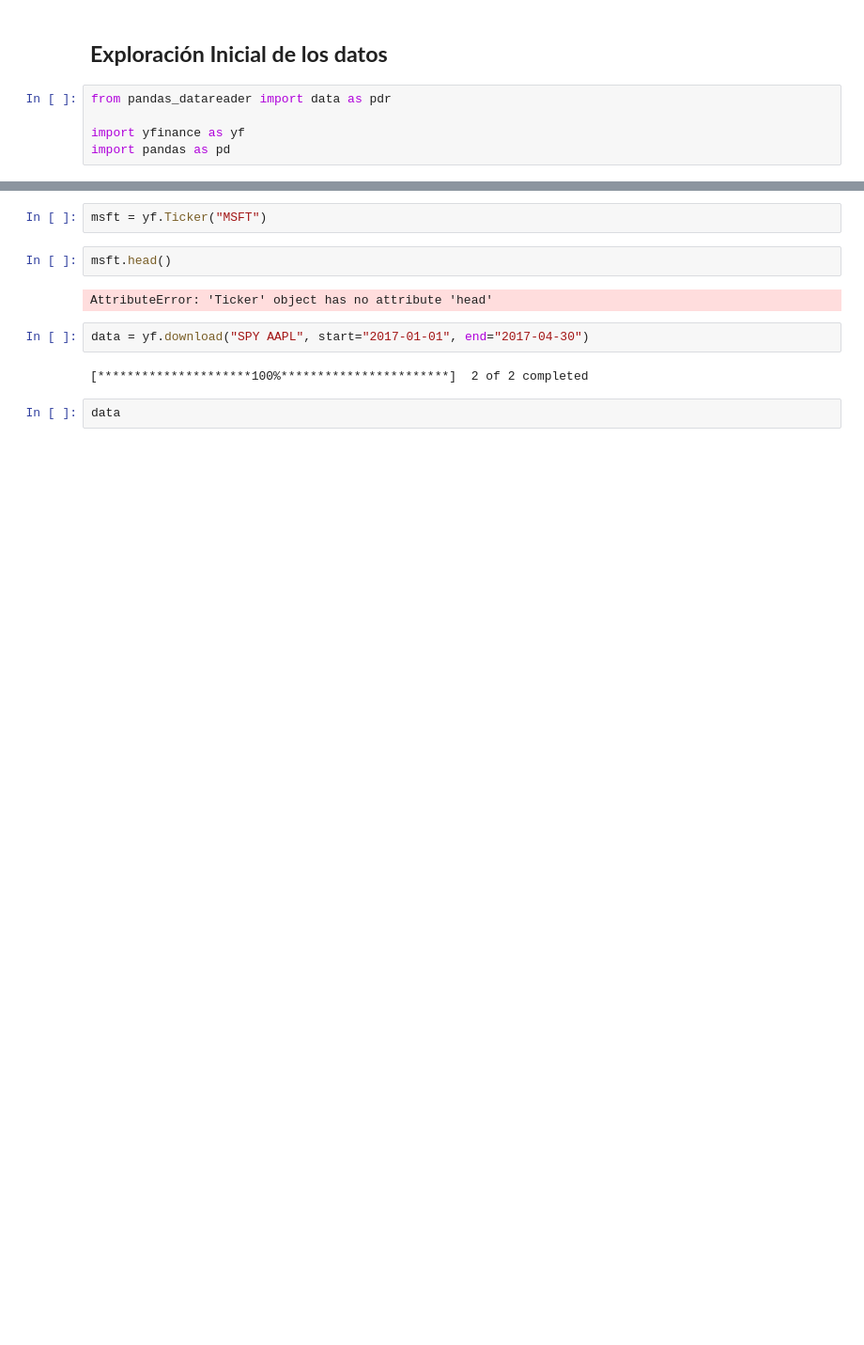
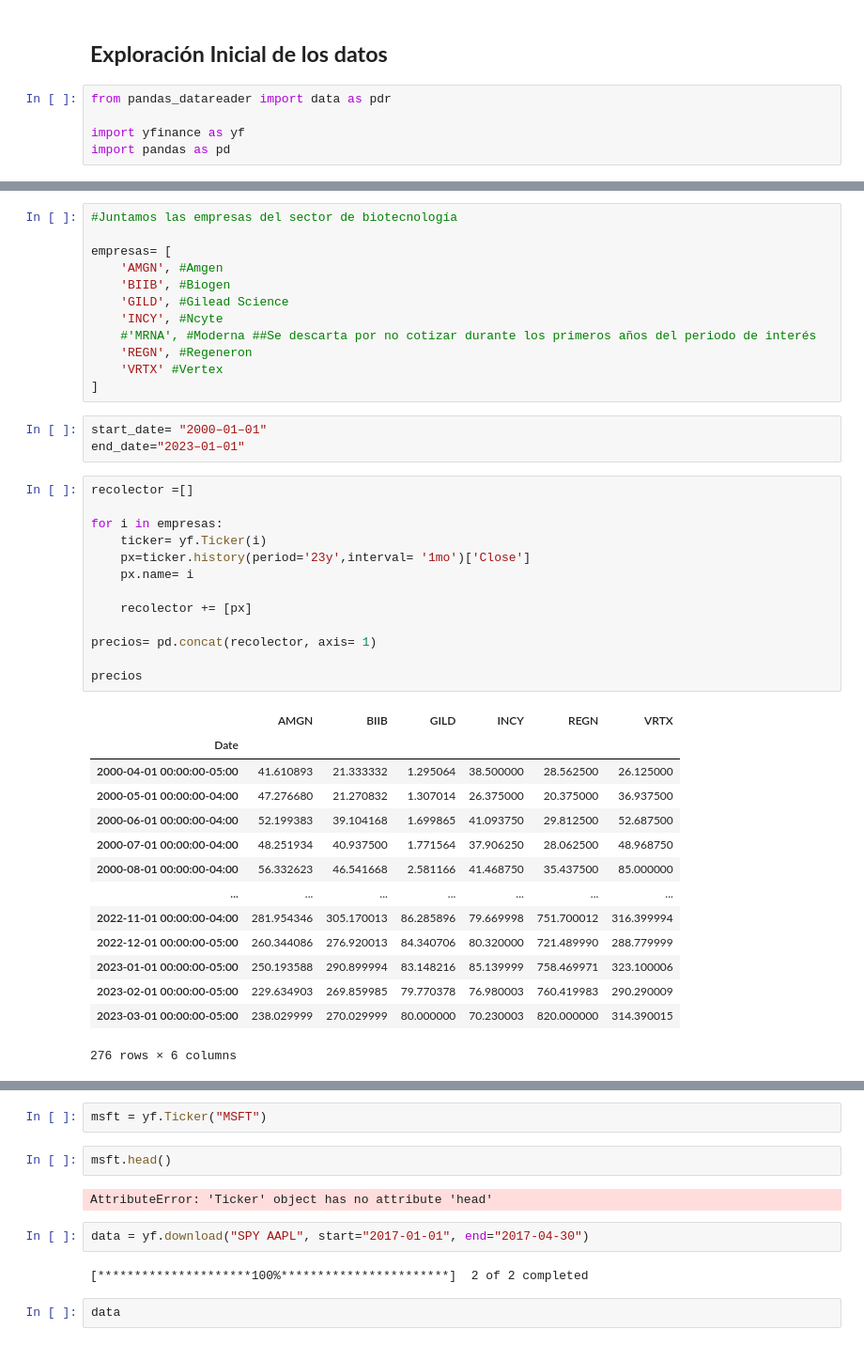
Before and after one commit to Arii95/PI_Henry_02, a Jupyter notebook: EDA.ipynb, the cells around one changed output, grey strips where cells are left out. Shown at 94% size. Drawn from its saved outputs; the diff is of its cells as text; blank space fills up the shorter version.

```diff
--- a/EDA.ipynb
+++ b/EDA.ipynb
@@ -27 +27,44 @@ Biogen.history(period= 'max')
 7940 rows × 7 columns
+# %%
+#Juntamos las empresas del sector de biotecnología
+
+empresas= [
+    'AMGN', #Amgen
+    'BIIB', #Biogen
+    'GILD', #Gilead Science
+    'INCY', #Ncyte
+    #'MRNA', #Moderna ##Se descarta por no cotizar durante los primeros años del periodo de interés
+    'REGN', #Regeneron
+    'VRTX' #Vertex
+]
+# %%
+start_date= "2000–01–01"
+end_date="2023–01–01"
+# %%
+recolector =[]
+
+for i in empresas:
+    ticker= yf.Ticker(i)
+    px=ticker.history(period='23y',interval= '1mo')['Close']
+    px.name= i
+
+    recolector += [px]
+
+precios= pd.concat(recolector, axis= 1)
+
+precios
+# %% [output]
+|  | AMGN | BIIB | GILD | INCY | REGN | VRTX |
+| Date |  |  |  |  |  |  |
+| 2000-04-01 00:00:00-05:00 | 41.610893 | 21.333332 | 1.295064 | 38.500000 | 28.562500 | 26.125000 |
+| 2000-05-01 00:00:00-04:00 | 47.276680 | 21.270832 | 1.307014 | 26.375000 | 20.375000 | 36.937500 |
+| 2000-06-01 00:00:00-04:00 | 52.199383 | 39.104168 | 1.699865 | 41.093750 | 29.812500 | 52.687500 |
+| 2000-07-01 00:00:00-04:00 | 48.251934 | 40.937500 | 1.771564 | 37.906250 | 28.062500 | 48.968750 |
+| 2000-08-01 00:00:00-04:00 | 56.332623 | 46.541668 | 2.581166 | 41.468750 | 35.437500 | 85.000000 |
+| ... | ... | ... | ... | ... | ... | ... |
+| 2022-11-01 00:00:00-04:00 | 281.954346 | 305.170013 | 86.285896 | 79.669998 | 751.700012 | 316.399994 |
+| 2022-12-01 00:00:00-05:00 | 260.344086 | 276.920013 | 84.340706 | 80.320000 | 721.489990 | 288.779999 |
+| 2023-01-01 00:00:00-05:00 | 250.193588 | 290.899994 | 83.148216 | 85.139999 | 758.469971 | 323.100006 |
+| 2023-02-01 00:00:00-05:00 | 229.634903 | 269.859985 | 79.770378 | 76.980003 | 760.419983 | 290.290009 |
+| 2023-03-01 00:00:00-05:00 | 238.029999 | 270.029999 | 80.000000 | 70.230003 | 820.000000 | 314.390015 |
+276 rows × 6 columns
```
Also changed, not shown: parts of 15 cells of this notebook.
